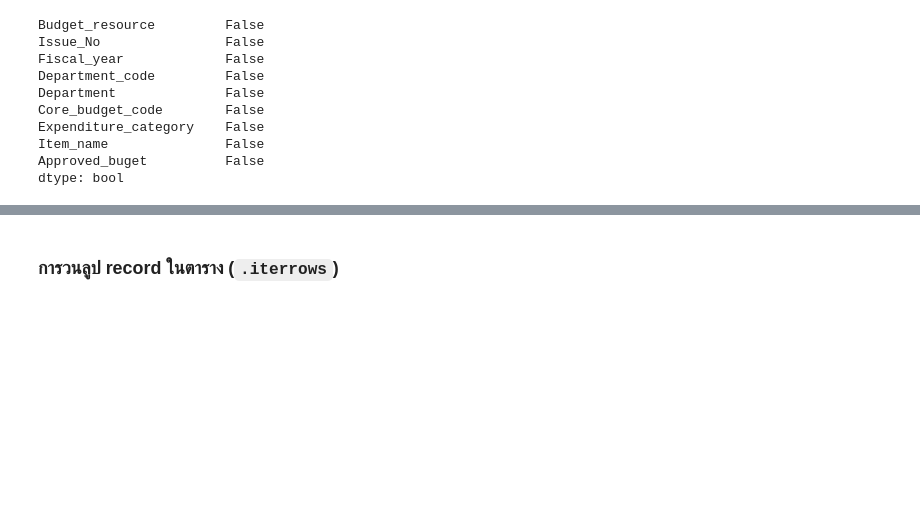
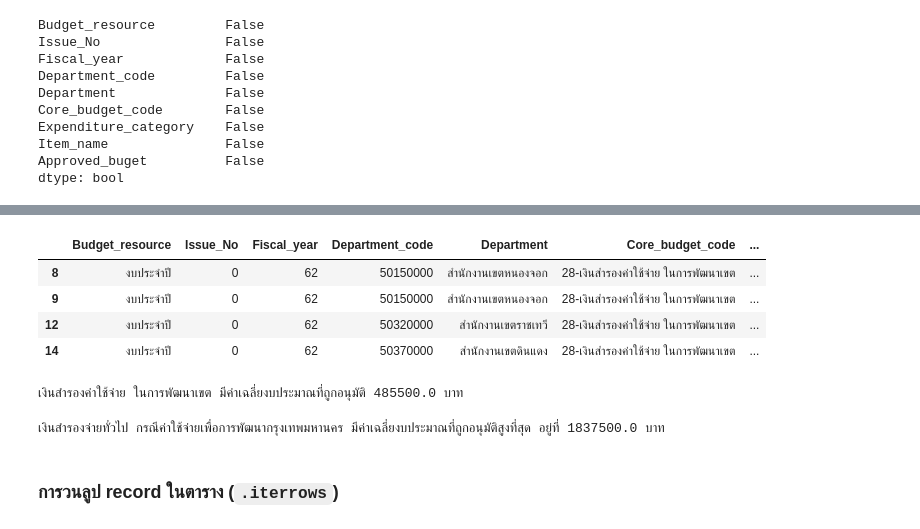
Before and after one commit to kitiluck/python_dataviz2023, a Jupyter notebook: Pandas101.ipynb, the cells around one changed output, grey strips where cells are left out. Cells and saved outputs as stored; diff of their text form; code cells hidden in the pictures; blank space fills up the shorter version.

````diff
--- a/Pandas101.ipynb
+++ b/Pandas101.ipynb
@@ -842,3 +759,22 @@ dtype: bool
+# %%
+core_B28 = data1[(data1['Core_budget_code'] == "28-เงินสำรองค่าใช้จ่าย ในการพัฒนาเขต")]
+core_B28
+# %% [output]
+|  | Budget_resource | Issue_No | Fiscal_year | Department_code | Department | Core_budget_code | ... |
+| 8 | งบประจำปี | 0 | 62 | 50150000 | สำนักงานเขตหนองจอก | 28-เงินสำรองค่าใช้จ่าย ในการพัฒนาเขต | ... |
+| 9 | งบประจำปี | 0 | 62 | 50150000 | สำนักงานเขตหนองจอก | 28-เงินสำรองค่าใช้จ่าย ในการพัฒนาเขต | ... |
+| 12 | งบประจำปี | 0 | 62 | 50320000 | สำนักงานเขตราชเทวี | 28-เงินสำรองค่าใช้จ่าย ในการพัฒนาเขต | ... |
+| 14 | งบประจำปี | 0 | 62 | 50370000 | สำนักงานเขตดินแดง | 28-เงินสำรองค่าใช้จ่าย ในการพัฒนาเขต | ... |
+# %%
+mean_core_B28 = core_B28['Approved_buget'].mean()
+mean_core_B28
+print(f'เงินสำรองค่าใช้จ่าย ในการพัฒนาเขต มีค่าเฉลี่ยงบประมาณที่ถูกอนุมัติ',mean_core_B28,f'บาท' )
+# %% [output]
+เงินสำรองค่าใช้จ่าย ในการพัฒนาเขต มีค่าเฉลี่ยงบประมาณที่ถูกอนุมัติ 485500.0 บาท
+# %%
+print(f'เงินสำรองจ่ายทั่วไป กรณีค่าใช้จ่ายเพื่อการพัฒนากรุงเทพมหานคร มีค่าเฉลี่ยงบประมาณที่ถูกอนุมัติสูงที่สุด อยู่ที่',mean_core_B17,f'บาท' )
+# %% [output]
+เงินสำรองจ่ายทั่วไป กรณีค่าใช้จ่ายเพื่อการพัฒนากรุงเทพมหานคร มีค่าเฉลี่ยงบประมาณที่ถูกอนุมัติสูงที่สุด อยู่ที่ 1837500.0 บาท
 # %% [markdown]
 ### การวนลูป record ในตาราง  (```.iterrows```)
 # %%
````
Also changed, not shown: parts of 57 cells of this notebook.
